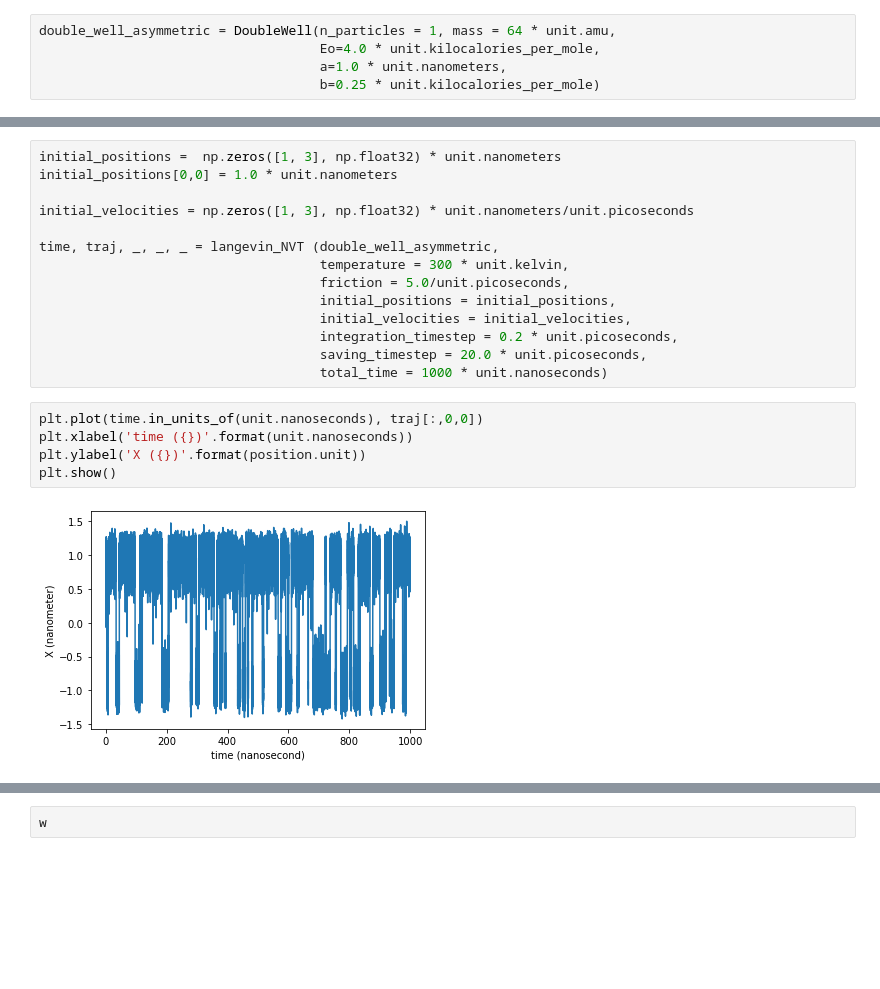
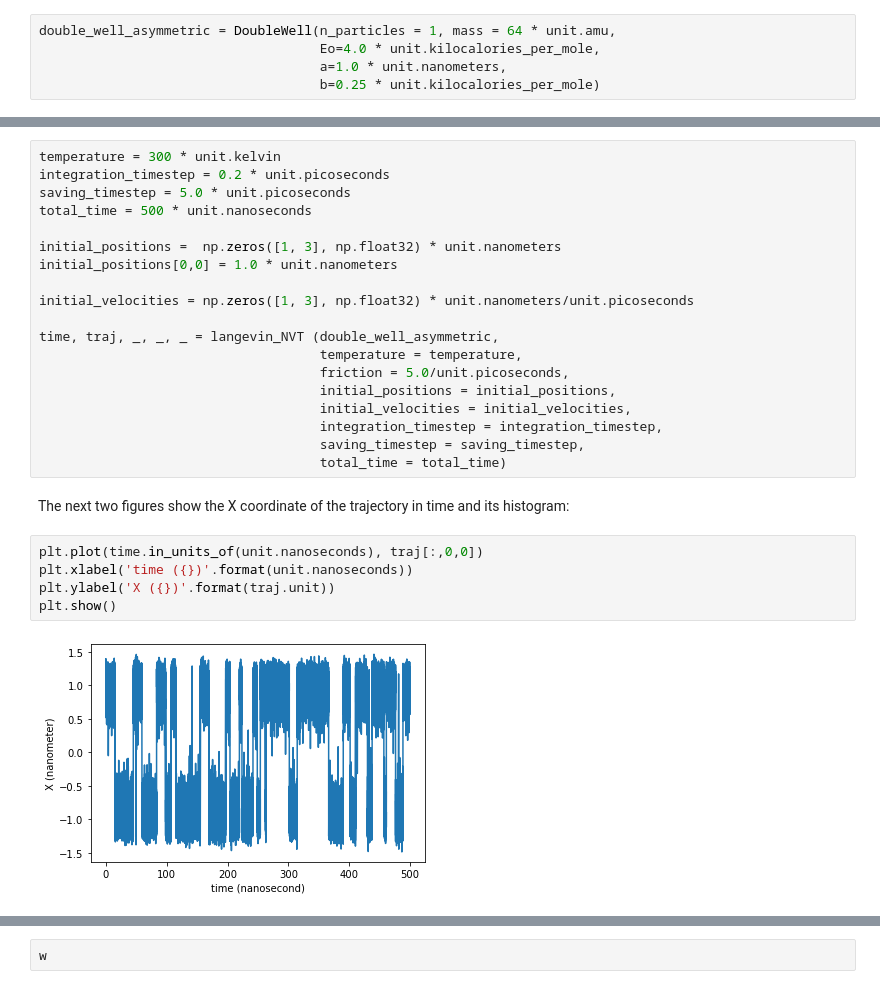
Before and after one commit to uibcdf/Adaptive_Sampling, a Jupyter notebook: Double_Well_1dim/MSM.ipynb, the cells around one changed output, grey strips where cells are left out. Drawn from its saved outputs; the diff is of its cells as text; blank space fills up the shorter version.

```diff
--- a/Double_Well_1dim/MSM.ipynb
+++ b/Double_Well_1dim/MSM.ipynb
@@ -36,24 +64,31 @@ double_well_asymmetric.armonic_oscillation_periods()
 # %%
+temperature = 300 * unit.kelvin
+integration_timestep = 0.2 * unit.picoseconds
+saving_timestep = 5.0 * unit.picoseconds
+total_time = 500 * unit.nanoseconds
+
 initial_positions =  np.zeros([1, 3], np.float32) * unit.nanometers
 initial_positions[0,0] = 1.0 * unit.nanometers
 
 initial_velocities = np.zeros([1, 3], np.float32) * unit.nanometers/unit.picoseconds
 
 time, traj, _, _, _ = langevin_NVT (double_well_asymmetric,
-                                    temperature = 300 * unit.kelvin,
+                                    temperature = temperature,
                                     friction = 5.0/unit.picoseconds,
                                     initial_positions = initial_positions,
                                     initial_velocities = initial_velocities,
-                                    integration_timestep = 0.2 * unit.picoseconds,
-                                    saving_timestep = 20.0 * unit.picoseconds,
-                                    total_time = 1000 * unit.nanoseconds)
+                                    integration_timestep = integration_timestep,
+                                    saving_timestep = saving_timestep,
+                                    total_time = total_time)
+# %% [markdown]
+The next two figures show the X coordinate of the trajectory in time and its histogram:
 # %%
 plt.plot(time.in_units_of(unit.nanoseconds), traj[:,0,0])
 plt.xlabel('time ({})'.format(unit.nanoseconds))
-plt.ylabel('X ({})'.format(position.unit))
+plt.ylabel('X ({})'.format(traj.unit))
 plt.show()
 # %% [output]
-[figure, old version]
+[figure, new version]
 # %%
 hist, bin_edges = np.histogram(traj[:,0,0],bins=100, density=True)
 plt.plot((bin_edges[1:]+bin_edges[:-1])/2.0,hist)
```
Also changed, not shown: parts of 137 cells of this notebook, 1 other file.
